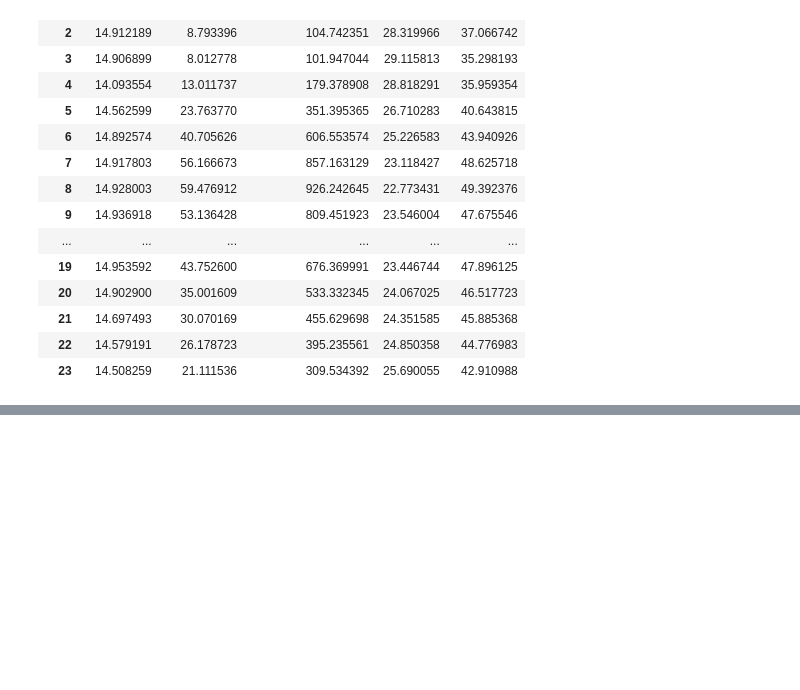
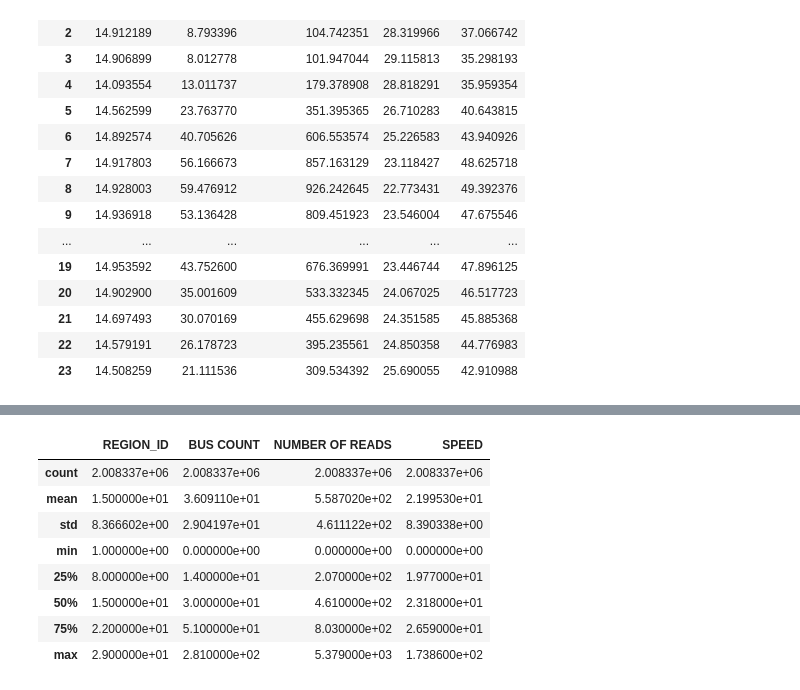
Before and after one commit to emharen/Project-One, a Jupyter notebook: Congestion.ipynb, the cells around one changed output, grey strips where cells are left out. Saved outputs shown, nothing was run; the diff lists cells and outputs as text; code cells hidden in the pictures; blank space fills up the shorter version.

```diff
--- a/Congestion.ipynb
+++ b/Congestion.ipynb
@@ -217,0 +210,13 @@ ax.set_ylim(30, 60)
+# %%
+congestion_present_temp.describe()
+# super_temp = congestion_present_temp.loc[congestion_present_temp['hour'] == 18,:]
+# %% [output]
+|  | REGION_ID | BUS COUNT | NUMBER OF READS | SPEED |
+| count | 2.008337e+06 | 2.008337e+06 | 2.008337e+06 | 2.008337e+06 |
+| mean | 1.500000e+01 | 3.609110e+01 | 5.587020e+02 | 2.199530e+01 |
+| std | 8.366602e+00 | 2.904197e+01 | 4.611122e+02 | 8.390338e+00 |
+| min | 1.000000e+00 | 0.000000e+00 | 0.000000e+00 | 0.000000e+00 |
+| 25% | 8.000000e+00 | 1.400000e+01 | 2.070000e+02 | 1.977000e+01 |
+| 50% | 1.500000e+01 | 3.000000e+01 | 4.610000e+02 | 2.318000e+01 |
+| 75% | 2.200000e+01 | 5.100000e+01 | 8.030000e+02 | 2.659000e+01 |
+| max | 2.900000e+01 | 2.810000e+02 | 5.379000e+03 | 1.738600e+02 |
```
Also changed, not shown: parts of 4 cells of this notebook, 5 other files.
